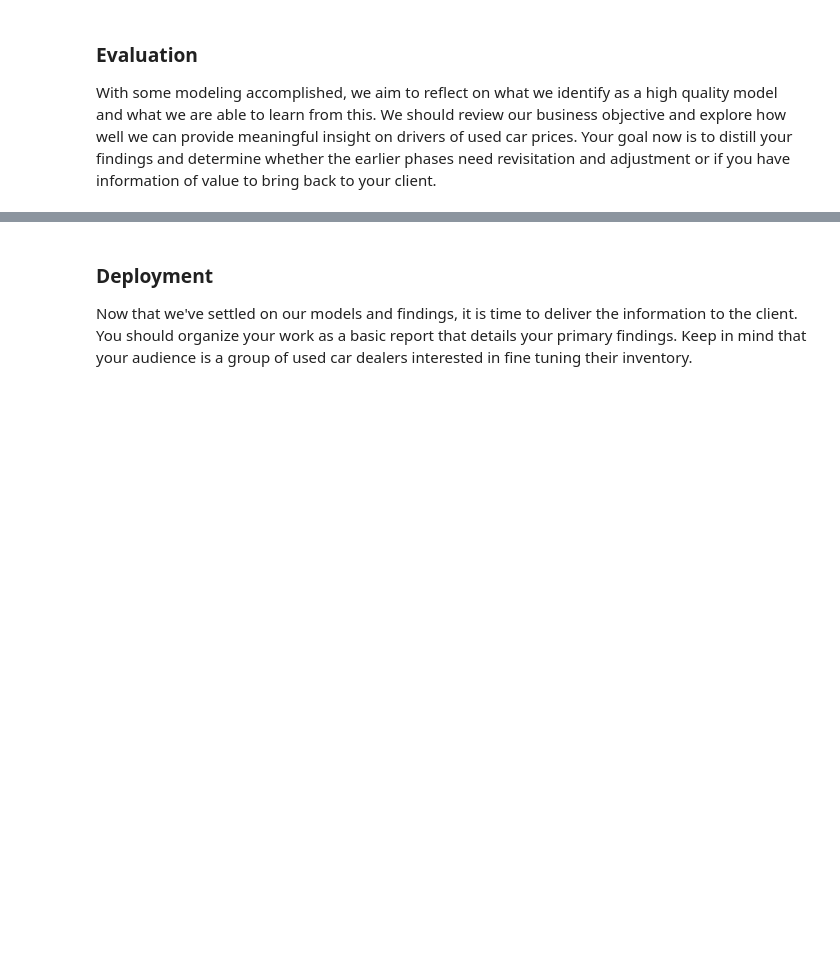
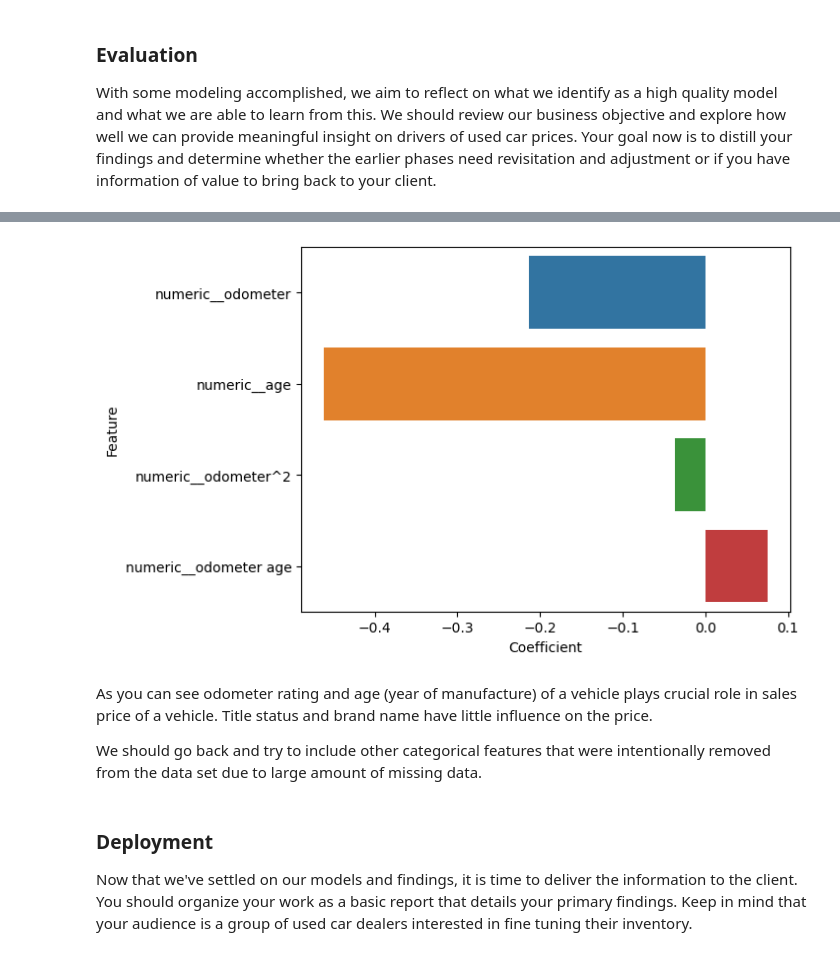
Before and after one commit to outdegree/BH-PCMLAI-M11-App2, a Jupyter notebook: prompt_II.ipynb, the cells around one changed output, grey strips where cells are left out. Cells and saved outputs as stored; diff of their text form; code cells hidden in the pictures; blank space fills up the shorter version.

```diff
--- a/prompt_II.ipynb
+++ b/prompt_II.ipynb
@@ -383,0 +481,7 @@ With your (almost?) final dataset in hand, it is now time to build some models.
+# %%
+pipe_ridge_def_alpha = Pipeline([
+    ('column_transformer', column_transformer),
+    ('scaler', StandardScaler()),
+    ('ridge', Ridge()),
+])
+pipe_ridge_def_alpha.fit(X_train, y_train)
@@ -383,0 +509,14 @@ With your (almost?) final dataset in hand, it is now time to build some models.
+# %%
+params_dict = {'ridge__alpha': 10**np.linspace(-4, 4, 100)}
+
+pipe_ridge_optimal_alpha = Pipeline([
+    ('column_transformer', column_transformer),
+    ('scaler', StandardScaler()),
+    ('ridge', Ridge()),
+])
+grid_search = GridSearchCV(
+    pipe_ridge_optimal_alpha,
+    param_grid = params_dict,
+    scoring = 'neg_mean_squared_error'
+)
+grid_search.fit(X_train, y_train)
@@ -383,0 +558,8 @@ With your (almost?) final dataset in hand, it is now time to build some models.
+# %%
+sfs_lasso_pipeline = Pipeline([
+    ('column_transformer', column_transformer),
+    ('scaler', StandardScaler()),
+    ('sfs', SequentialFeatureSelector(estimator = Lasso(), n_features_to_select = 4)),
+    ('lin_regression', LinearRegression()),
+])
+sfs_lasso_pipeline.fit(X_train, y_train)
@@ -387,0 +638,5 @@ With some modeling accomplished, we aim to reflect on what we identify as a high
+# %%
+feature_names = sfs_lasso_pipeline[:-1].get_feature_names_out()
+coefficients = sfs_lasso_pipeline.named_steps['lin_regression'].coef_
+coef_df = pd.DataFrame({'Feature': feature_names, 'Coefficient': coefficients})
+coef_df
@@ -388,3 +649,11 @@ With some modeling accomplished, we aim to reflect on what we identify as a high
+# %%
+sns.barplot(data = coef_df, x = 'Coefficient', y = 'Feature').get_figure().savefig('images/coef-sfs.png')
+# %% [output]
+[figure, added]
+# %% [markdown]
+As you can see odometer rating and age (year of manufacture) of a vehicle plays crucial role in sales price of a vehicle. Title status and brand name have little influence on the price.
+
+We should go back and try to include other categorical features that were intentionally removed from the data set due to large amount of missing data.
 # %% [markdown]
 ### Deployment
 
```
Also changed, not shown: parts of 34 cells of this notebook, 4 other files.
